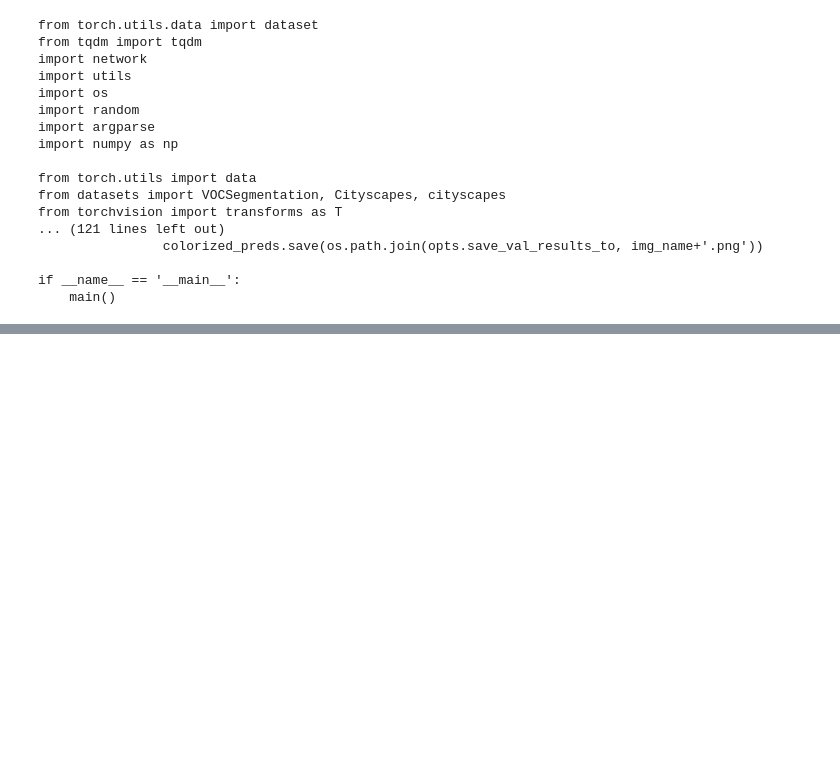
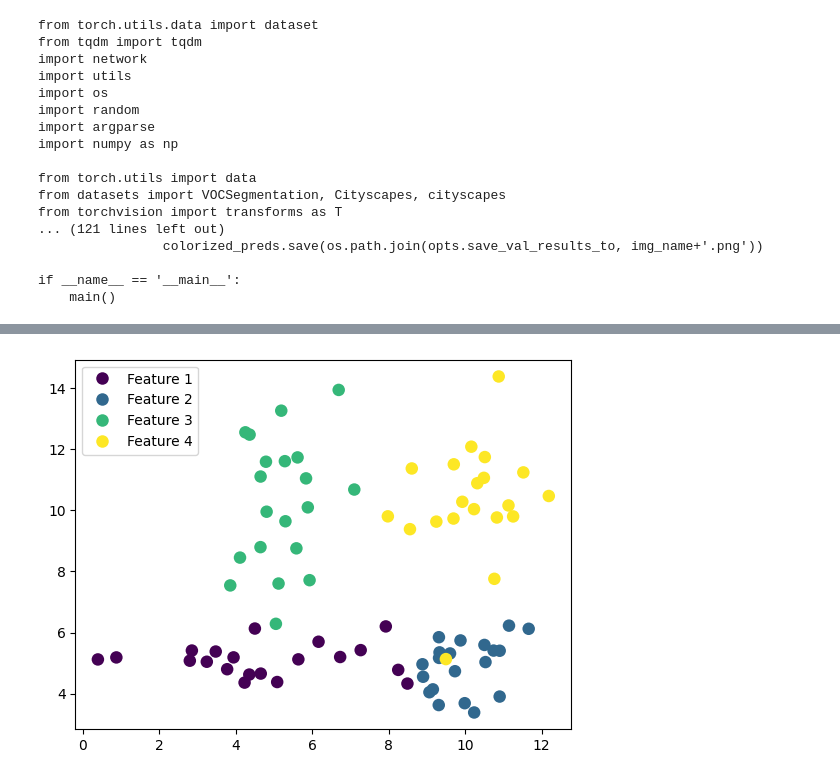
Before and after one commit to shihaowenqw/DeeplabV3plusRoad_Segmentation, a Jupyter notebook: RoadSegmentation.ipynb, the cells around one changed output, grey strips where cells are left out. Cells and saved outputs as stored; diff of their text form; code cells hidden in the pictures; blank space fills up the shorter version.

```diff
--- a/RoadSegmentation.ipynb
+++ b/RoadSegmentation.ipynb
@@ -236,0 +261,25 @@ if __name__ == '__main__':
+# %%
+import pandas as pd
+import numpy as np; np.random.seed(1)
+import matplotlib.pyplot as plt
+
+x = [np.random.normal(5,2, size=20), np.random.normal(10,1, size=20),
+     np.random.normal(5,1, size=20), np.random.normal(10,1, size=20)]
+y = [np.random.normal(5,1, size=20), np.random.normal(5,1, size=20),
+     np.random.normal(10,2, size=20), np.random.normal(10,2, size=20)]
+c = [np.ones(20)*(i+1) for i in range(4)]
+
+df = pd.DataFrame({"x":np.array(x).flatten(),
+                   "y":np.array(y).flatten(),
+                   "colors":np.array(c).flatten()})
+
+size=81
+sc = plt.scatter(df['x'], df['y'], s=size, c=df['colors'], edgecolors='none')
+
+lp = lambda i: plt.plot([],color=sc.cmap(sc.norm(i)), ms=np.sqrt(size), mec="none",
+                        label="Feature {:g}".format(i), ls="", marker="o")[0]
+handles = [lp(i) for i in np.unique(df["colors"])]
+plt.legend(handles=handles)
+plt.show()
+# %% [output]
+[figure, added]
```
Also changed, not shown: parts of 4 cells of this notebook.
